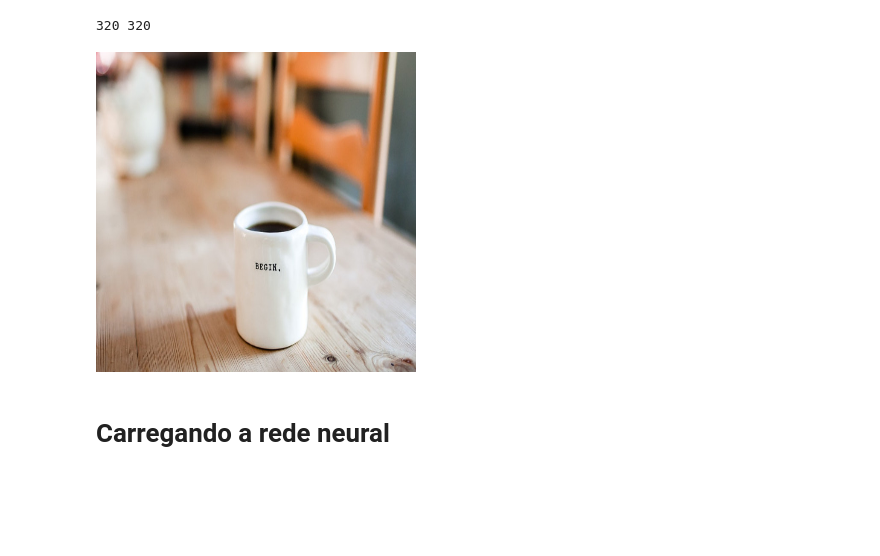
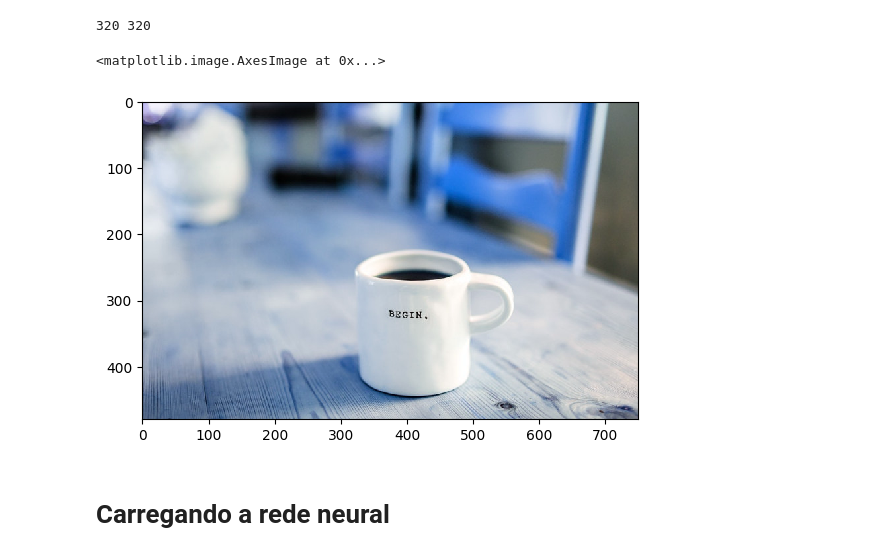
Before and after one commit to edno2819/Tesseract_testes, a Jupyter notebook: OCR_Detecção_de_texto_com_EAST.ipynb, the cells around one changed output. Cells and saved outputs as stored; diff of their text form; code cells hidden in the pictures; blank space fills up the shorter version.

```diff
--- a/OCR_Detecção_de_texto_com_EAST.ipynb
+++ b/OCR_Detecção_de_texto_com_EAST.ipynb
@@ -58,10 +52,11 @@ W = img.shape[1]
 print(H, W)
 # %% [output]
 320 320
-# %%
-cv2_imshow(img)
-# %% [output]
-[figure, removed]
+# %%
+plt.imshow(img, interpolation='nearest')
+# %% [output]
+<matplotlib.image.AxesImage at 0x...>
+[figure, added]
 # %% [markdown]
 # Carregando a rede neural
 # %%
```
Also changed, not shown: parts of 12 cells of this notebook, 2 other files.
